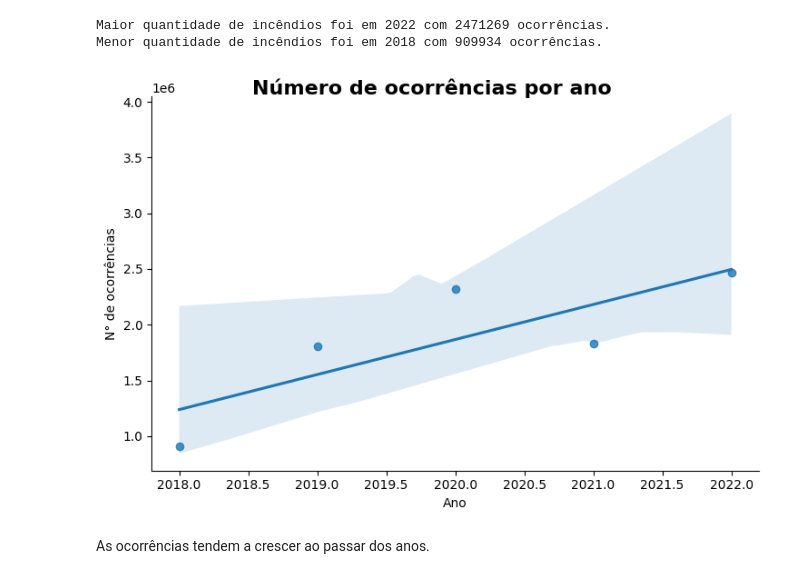
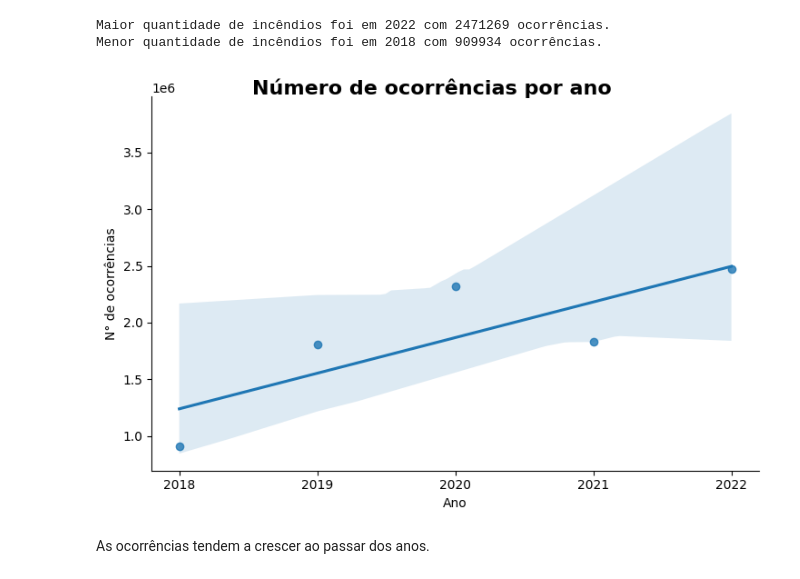
Before and after one commit to joaoalexarruda/ipp_amazon_fire_analysis, a Jupyter notebook: main.ipynb, the cells around one changed output. Cells and saved outputs as stored; diff of their text form; code cells hidden in the pictures.

```diff
--- a/main.ipynb
+++ b/main.ipynb
@@ -233,12 +227,13 @@ Menor quantidade de incêndios foi em 2018 com 909934 ocorrências.
 # %%
 ax = sns.lmplot(x='Ano', y='N° de ocorrências',
                 data=total_por_ano.reset_index(), height=5, aspect=1.5)
 
 ax.fig.suptitle('Número de ocorrências por ano',
                 fontsize=16, fontweight='bold')
+plt.xticks(df['Ano'].unique())
 plt.show()
 # %% [output]
-[figure, old version]
+[figure, new version]
 # %% [markdown]
 As ocorrências tendem a crescer ao passar dos anos.
 # %% [markdown]
```
Also changed, not shown: parts of 9 cells of this notebook.
